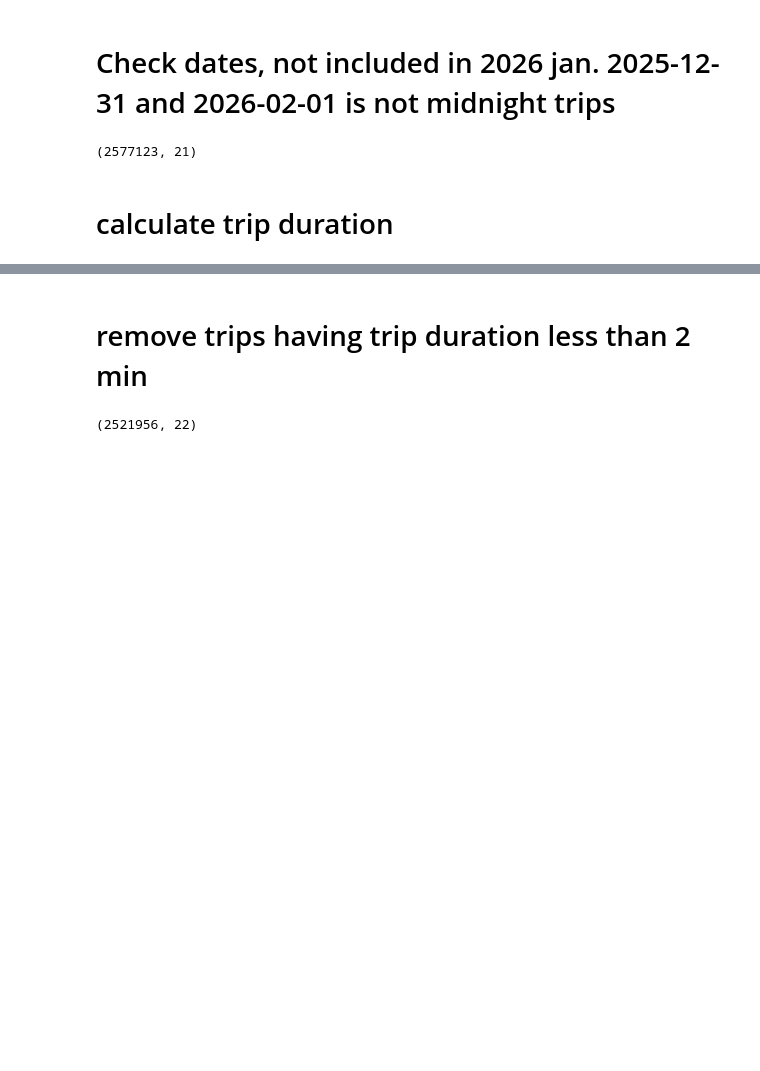
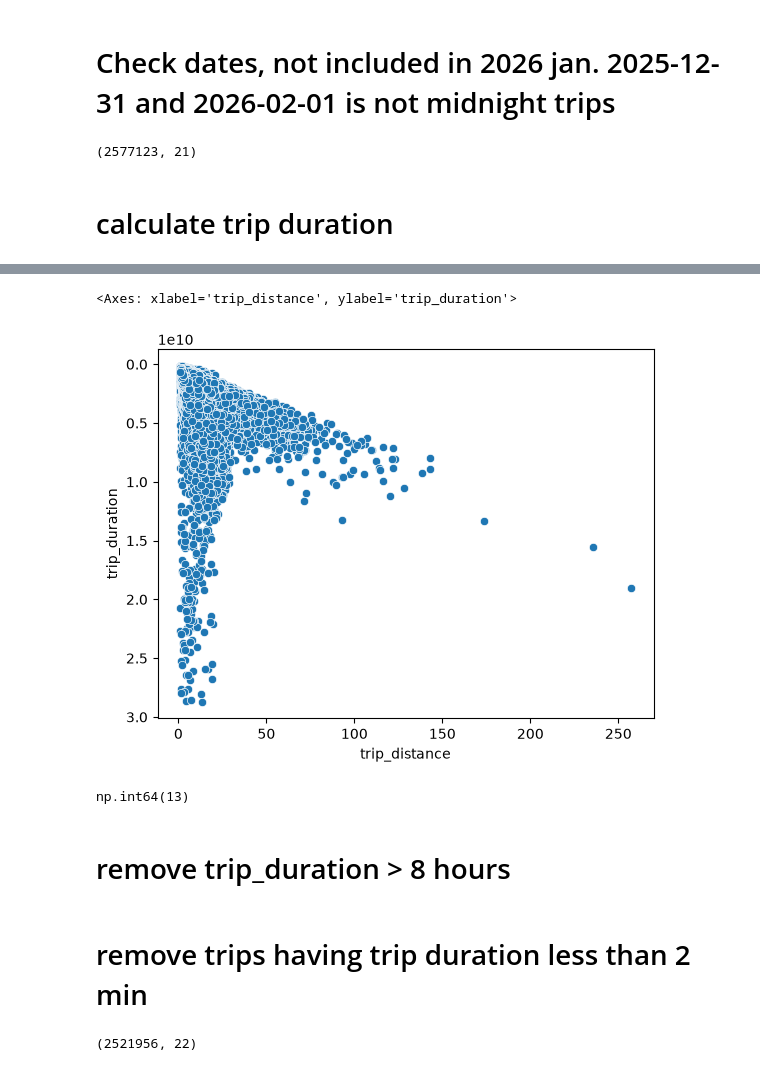
Before and after one commit to anirban2005143a/NYC-TLC-Analysis, a Jupyter notebook: data/data_processing/clean_pickup_dropoff_datetime.ipynb, the cells around one changed output, grey strips where cells are left out. Saved outputs shown, nothing was run; the diff lists cells and outputs as text; code cells hidden in the pictures; blank space fills up the shorter version.

```diff
--- a/data/data_processing/clean_pickup_dropoff_datetime.ipynb
+++ b/data/data_processing/clean_pickup_dropoff_datetime.ipynb
@@ -41,0 +84,11 @@ df['trip_duration'] = df['dropoff_datetime'] - df['pickup_datetime']
+# %%
+sns.scatterplot(x=df['trip_distance'], y=df['trip_duration'])
+# %% [output]
+<Axes: xlabel='trip_distance', ylabel='trip_duration'>
+[figure, added]
+# %%
+(df['trip_duration'] > pd.Timedelta(days=1)).sum()
+# %% [output]
+np.int64(13)
+# %% [markdown]
+# remove trip_duration > 8 hours
```
Also changed, not shown: parts of 7 cells of this notebook, 7 other files.
